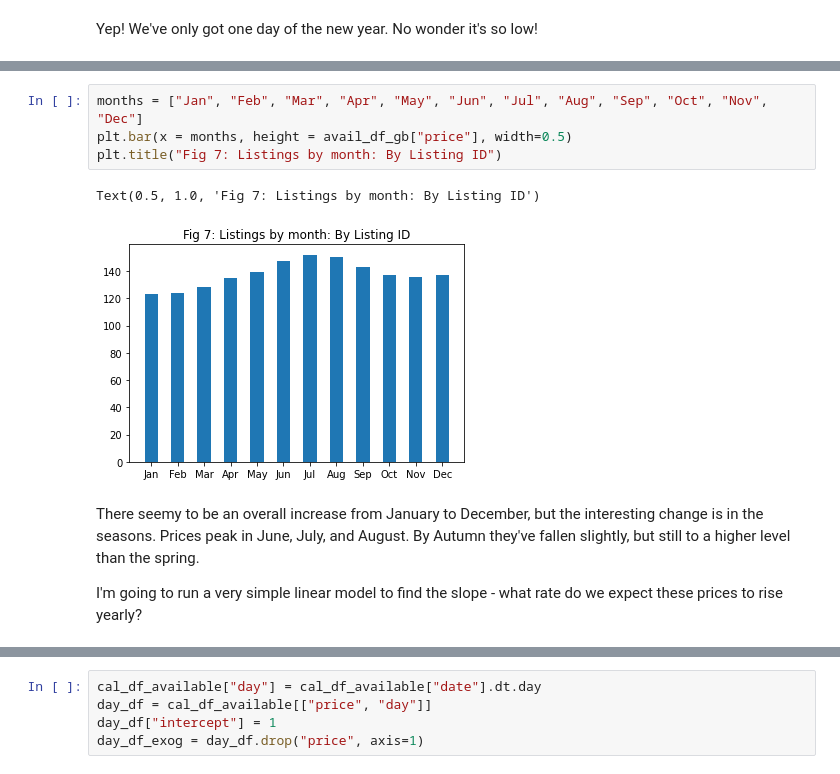
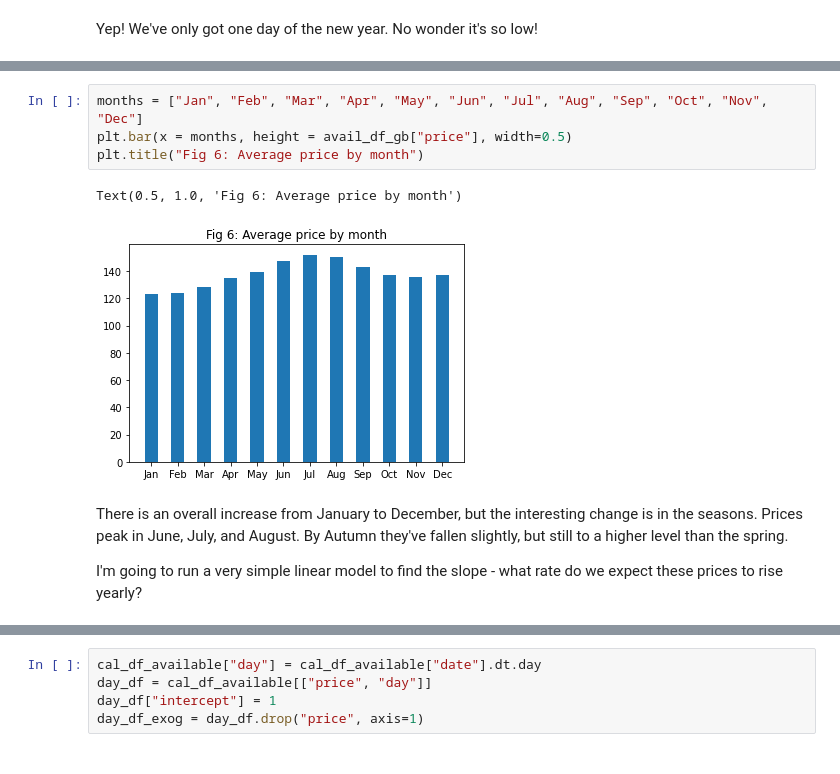
Before and after one commit to HJIzt/DataScienceBlogpost, a Jupyter notebook: seattle_airbnb_analysis.ipynb, the cells around one changed output, grey strips where cells are left out. Cells and saved outputs as stored; diff of their text form.

```diff
--- a/seattle_airbnb_analysis.ipynb
+++ b/seattle_airbnb_analysis.ipynb
@@ -296,11 +179,11 @@ avail_df_gb
 # %%
 months = ["Jan", "Feb", "Mar", "Apr", "May", "Jun", "Jul", "Aug", "Sep", "Oct", "Nov", "Dec"]
 plt.bar(x = months, height = avail_df_gb["price"], width=0.5)
-plt.title("Fig 7: Listings by month: By Listing ID")
+plt.title("Fig 6: Average price by month")
 # %% [output]
-Text(0.5, 1.0, 'Fig 7: Listings by month: By Listing ID')
+Text(0.5, 1.0, 'Fig 6: Average price by month')
-[figure, old version]
+[figure, new version]
 # %% [markdown]
-There seemy to be an overall increase from January to December, but the interesting change is in the seasons. Prices peak in June, July, and August. By Autumn they've fallen slightly, but still to a higher level than the spring.
+There is an overall increase from January to December, but the interesting change is in the seasons. Prices peak in June, July, and August. By Autumn they've fallen slightly, but still to a higher level than the spring.
 
 I'm going to run a very simple linear model to find the slope - what rate do we expect these prices to rise yearly?
```
Also changed, not shown: parts of 76 cells of this notebook.
